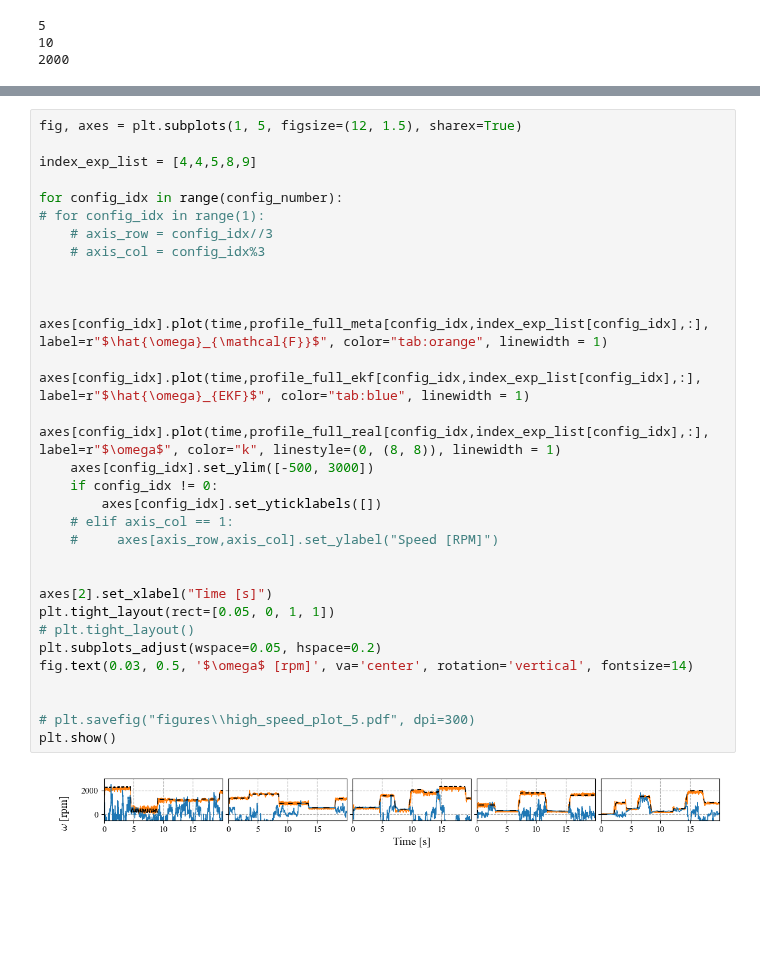
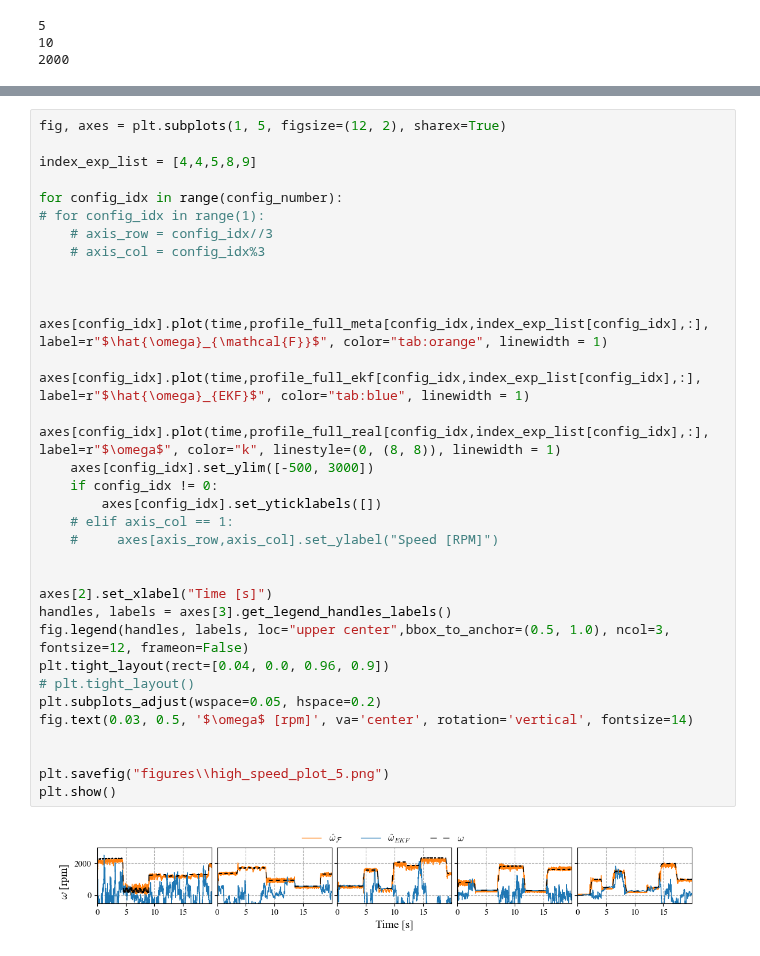
Before and after one commit to buswayne/in-context-bldc, a Jupyter notebook: speed_estimator/figures_high_speed.ipynb, the cells around one changed output, grey strips where cells are left out. Saved outputs shown, nothing was run; the diff lists cells and outputs as text; blank space fills up the shorter version.

Commit message:
first test for controller + added PP friendly image generation for estimator

```diff
--- a/speed_estimator/figures_high_speed.ipynb
+++ b/speed_estimator/figures_high_speed.ipynb
@@ -126,34 +124,36 @@ plt.show()
 # %% [output]
 [figure]
 # %%
-fig, axes = plt.subplots(1, 5, figsize=(12, 1.5), sharex=True)
+fig, axes = plt.subplots(1, 5, figsize=(12, 2), sharex=True)
 
 index_exp_list = [4,4,5,8,9]
 
 for config_idx in range(config_number):
 # for config_idx in range(1):
     # axis_row = config_idx//3
     # axis_col = config_idx%3
 
 
     axes[config_idx].plot(time,profile_full_meta[config_idx,index_exp_list[config_idx],:], label=r"$\hat{\omega}_{\mathcal{F}}$", color="tab:orange", linewidth = 1)
     axes[config_idx].plot(time,profile_full_ekf[config_idx,index_exp_list[config_idx],:], label=r"$\hat{\omega}_{EKF}$", color="tab:blue", linewidth = 1)
     axes[config_idx].plot(time,profile_full_real[config_idx,index_exp_list[config_idx],:], label=r"$\omega$", color="k", linestyle=(0, (8, 8)), linewidth = 1)
     axes[config_idx].set_ylim([-500, 3000])
     if config_idx != 0:
         axes[config_idx].set_yticklabels([])
     # elif axis_col == 1:
     #     axes[axis_row,axis_col].set_ylabel("Speed [RPM]")
 
 
 axes[2].set_xlabel("Time [s]")
-plt.tight_layout(rect=[0.05, 0, 1, 1])
+handles, labels = axes[3].get_legend_handles_labels()
+fig.legend(handles, labels, loc="upper center",bbox_to_anchor=(0.5, 1.0), ncol=3, fontsize=12, frameon=False)
+plt.tight_layout(rect=[0.04, 0.0, 0.96, 0.9])
 # plt.tight_layout()
 plt.subplots_adjust(wspace=0.05, hspace=0.2)
 fig.text(0.03, 0.5, '$\omega$ [rpm]', va='center', rotation='vertical', fontsize=14)
 
 
-# plt.savefig("figures\\high_speed_plot_5.pdf", dpi=300)
+plt.savefig("figures\\high_speed_plot_5.png")
 plt.show()
 # %% [output]
-[figure, old version]
+[figure, new version]
```
Also changed, not shown: parts of 1 cell of this notebook, 11 other files.
